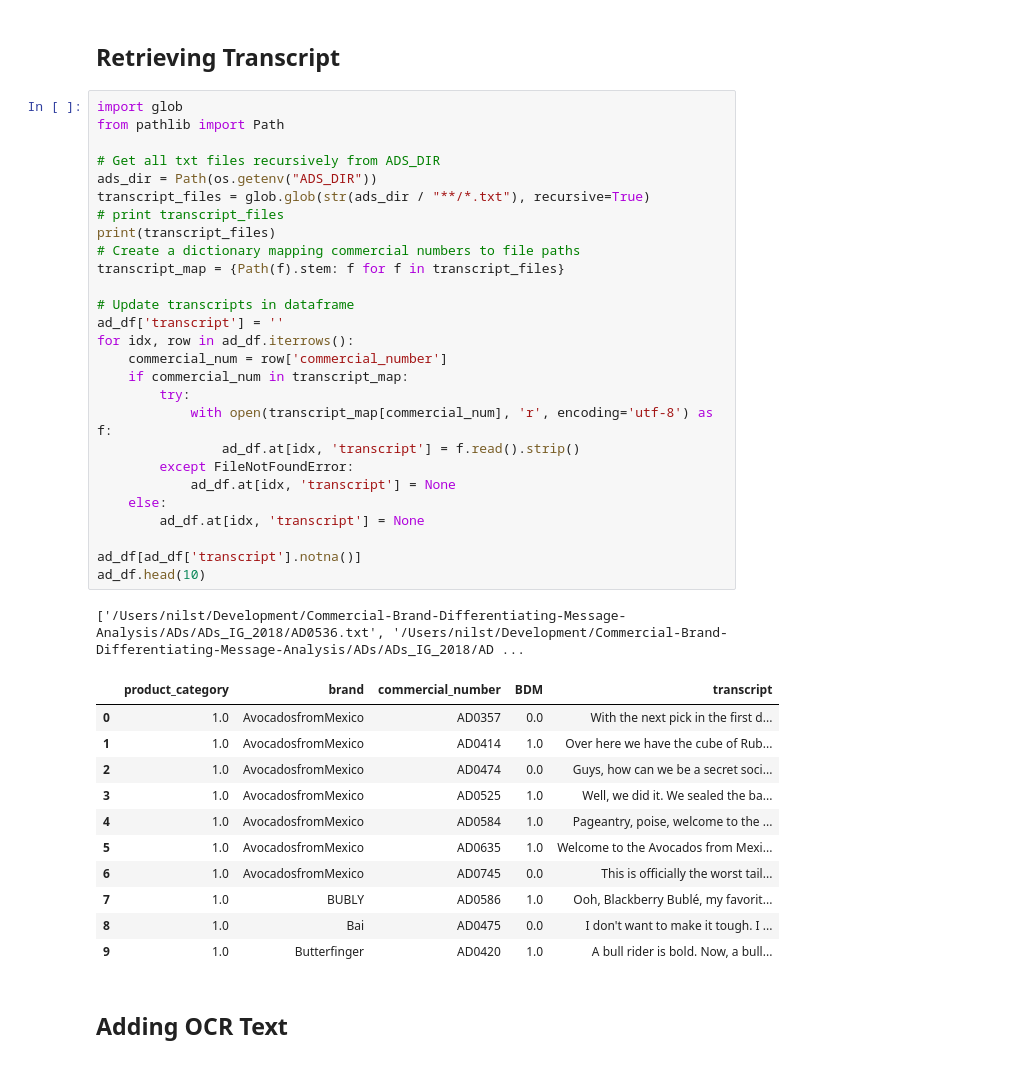
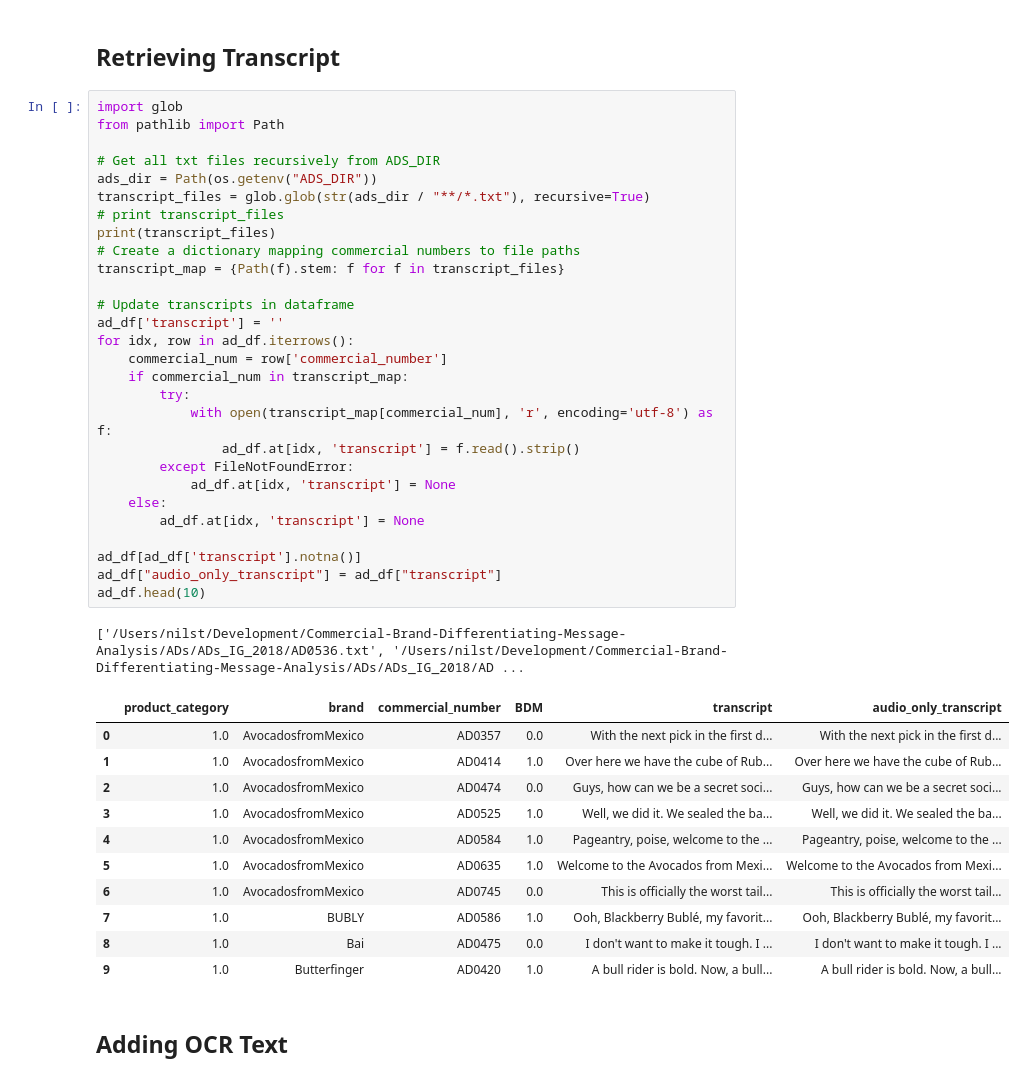
Before and after one commit to NilsLeo/Commercial-Brand-Differentiating-Message-Analysis, a Jupyter notebook: Neues_Projekt/BDM_Detection.ipynb, the cells around one changed output. Drawn from its saved outputs; the diff is of its cells as text.

Commit message:
added audio only transcript

```diff
--- a/Neues_Projekt/BDM_Detection.ipynb
+++ b/Neues_Projekt/BDM_Detection.ipynb
@@ -73,43 +69,44 @@ ad_df.head(10)
 # %%
 import glob
 from pathlib import Path
 
 # Get all txt files recursively from ADS_DIR
 ads_dir = Path(os.getenv("ADS_DIR"))
 transcript_files = glob.glob(str(ads_dir / "**/*.txt"), recursive=True)
 # print transcript_files
 print(transcript_files)
 # Create a dictionary mapping commercial numbers to file paths
 transcript_map = {Path(f).stem: f for f in transcript_files}
 
 # Update transcripts in dataframe
 ad_df['transcript'] = ''
 for idx, row in ad_df.iterrows():
     commercial_num = row['commercial_number']
     if commercial_num in transcript_map:
         try:
             with open(transcript_map[commercial_num], 'r', encoding='utf-8') as f:
                 ad_df.at[idx, 'transcript'] = f.read().strip()
         except FileNotFoundError:
             ad_df.at[idx, 'transcript'] = None
     else:
         ad_df.at[idx, 'transcript'] = None
 
 ad_df[ad_df['transcript'].notna()]
+ad_df["audio_only_transcript"] = ad_df["transcript"]
 ad_df.head(10)
 # %% [output]
 ['/Users/nilst/Development/Commercial-Brand-Differentiating-Message-Analysis/ADs/ADs_IG_2018/AD0536.txt', '/Users/nilst/Development/Commercial-Brand-Differentiating-Message-Analysis/ADs/ADs_IG_2018/AD ...
-|  | product_category | brand | commercial_number | BDM | transcript |
-| 0 | 1.0 | AvocadosfromMexico | AD0357 | 0.0 | With the next pick in the first d... |
-| 1 | 1.0 | AvocadosfromMexico | AD0414 | 1.0 | Over here we have the cube of Rub... |
-| 2 | 1.0 | AvocadosfromMexico | AD0474 | 0.0 | Guys, how can we be a secret soci... |
-| 3 | 1.0 | AvocadosfromMexico | AD0525 | 1.0 | Well, we did it. We sealed the ba... |
-| 4 | 1.0 | AvocadosfromMexico | AD0584 | 1.0 | Pageantry, poise, welcome to the ... |
-| 5 | 1.0 | AvocadosfromMexico | AD0635 | 1.0 | Welcome to the Avocados from Mexi... |
-| 6 | 1.0 | AvocadosfromMexico | AD0745 | 0.0 | This is officially the worst tail... |
-| 7 | 1.0 | BUBLY | AD0586 | 1.0 | Ooh, Blackberry Bublé, my favorit... |
-| 8 | 1.0 | Bai | AD0475 | 0.0 | I don't want to make it tough. I ... |
-| 9 | 1.0 | Butterfinger | AD0420 | 1.0 | A bull rider is bold. Now, a bull... |
+|  | product_category | brand | commercial_number | BDM | transcript | audio_only_transcript |
+| 0 | 1.0 | AvocadosfromMexico | AD0357 | 0.0 | With the next pick in the first d... | With the next pick in the first d... |
+| 1 | 1.0 | AvocadosfromMexico | AD0414 | 1.0 | Over here we have the cube of Rub... | Over here we have the cube of Rub... |
+| 2 | 1.0 | AvocadosfromMexico | AD0474 | 0.0 | Guys, how can we be a secret soci... | Guys, how can we be a secret soci... |
+| 3 | 1.0 | AvocadosfromMexico | AD0525 | 1.0 | Well, we did it. We sealed the ba... | Well, we did it. We sealed the ba... |
+| 4 | 1.0 | AvocadosfromMexico | AD0584 | 1.0 | Pageantry, poise, welcome to the ... | Pageantry, poise, welcome to the ... |
+| 5 | 1.0 | AvocadosfromMexico | AD0635 | 1.0 | Welcome to the Avocados from Mexi... | Welcome to the Avocados from Mexi... |
+| 6 | 1.0 | AvocadosfromMexico | AD0745 | 0.0 | This is officially the worst tail... | This is officially the worst tail... |
+| 7 | 1.0 | BUBLY | AD0586 | 1.0 | Ooh, Blackberry Bublé, my favorit... | Ooh, Blackberry Bublé, my favorit... |
+| 8 | 1.0 | Bai | AD0475 | 0.0 | I don't want to make it tough. I ... | I don't want to make it tough. I ... |
+| 9 | 1.0 | Butterfinger | AD0420 | 1.0 | A bull rider is bold. Now, a bull... | A bull rider is bold. Now, a bull... |
 # %% [markdown]
 ## Adding OCR Text
 # %%
```
Also changed, not shown: parts of 12 cells of this notebook, 1 other file.
